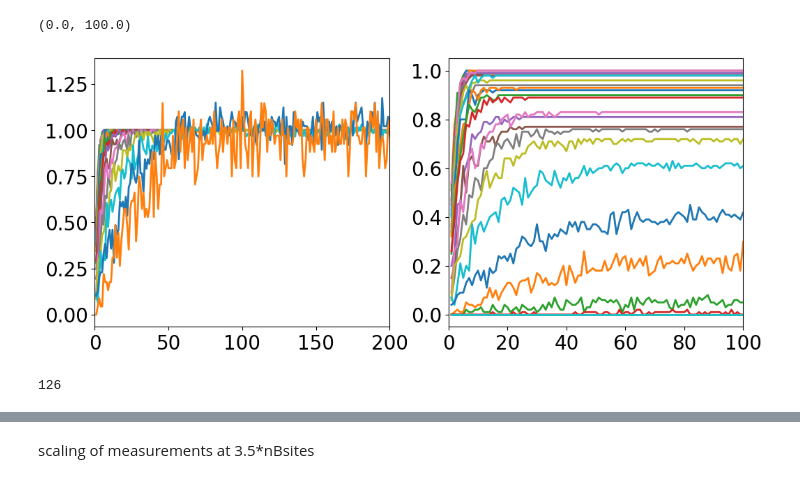
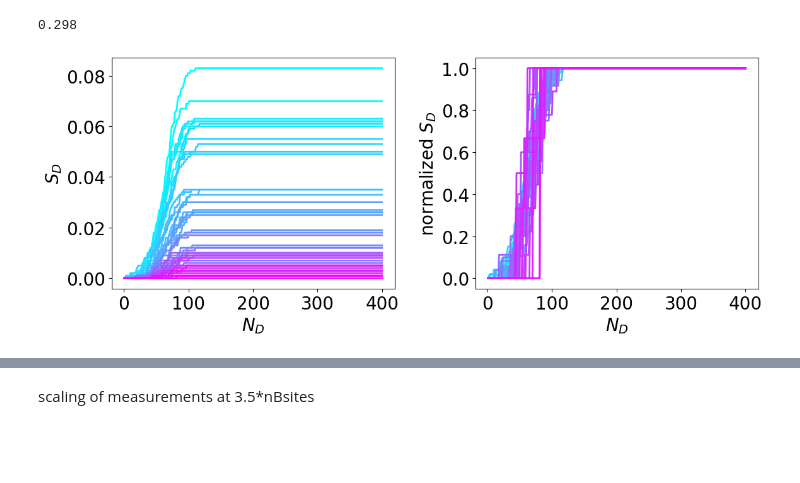
Before and after one commit to zsxqblz/classical_hayden_preskill, a Jupyter notebook: visualization/visualization_240405.ipynb, the cells around one changed output, grey strips where cells are left out. Drawn from its saved outputs; the diff is of its cells as text; code cells hidden in the pictures; blank space fills up the shorter version.

```diff
--- a/visualization/visualization_240405.ipynb
+++ b/visualization/visualization_240405.ipynb
@@ -78,12 +9,0 @@ plt.imshow(S_ave_arr[1,:,:],aspect="auto",cmap="Oranges")
-# %%
-plt.figure(figsize=(12,5))
-plt.subplot(1,2,1)
-for pertb_idx in range(0,20,1):
-    plt.plot(nmeas_l, S_ave_arr[pertb_idx,:,-1] / S_ave_arr[pertb_idx,-1,-1])
-
-# plt.xlim([0,10])
-plt.subplot(1,2,2)
-for pertb_idx in range(0,30,1):
-    plt.plot(nmeas_l, S_ave_arr[pertb_idx,:,-1])
-
-plt.xlim([0,10])
@@ -97,27 +19,36 @@ nAsites=1, nBsites=1000, step=500, pertb=0.2:0.25:0.01 9
 # %%
-file_idx = 8
+# file_idx = 77
+file_idx = 24
 file_name = "../data/240405/240405_%d"%(file_idx)
 nmeas_l = np.loadtxt(file_name+'_scanx.csv',skiprows=1)
 pertb_l = np.loadtxt(file_name+'_scany.csv',skiprows=1)
 
 raw = np.loadtxt(file_name+'_data.csv',skiprows=1,delimiter=',')
-S_ave_arr = raw.reshape((len(pertb_l),len(nmeas_l)))
+S_ave_arr = raw[:,0].reshape((len(pertb_l),len(nmeas_l)))
+S_snd_arr = raw[:,1].reshape((len(pertb_l),len(nmeas_l)))
+S_trd_arr = raw[:,2].reshape((len(pertb_l),len(nmeas_l)))
+S_fth_arr = raw[:,3].reshape((len(pertb_l),len(nmeas_l)))
 
 plt.figure(figsize=(12,5))
+cmap = mpl.colormaps['cool']
+
+# plt.xlim([0,100])
 plt.subplot(1,2,1)
-for pertb_idx in range(0,22,1):
-    plt.plot(nmeas_l, S_ave_arr[pertb_idx,:] / np.average(S_ave_arr[pertb_idx,-10:]))
+for pertb_idx in range(0,len(pertb_l),1):
+    plt.plot(nmeas_l, S_ave_arr[pertb_idx,:],c=cmap((pertb_idx)/len(pertb_l)))
+    plt.xlabel("$N_D$")
+    plt.ylabel("$S_D$")
 
-plt.xlim([0,200])
 plt.subplot(1,2,2)
-for pertb_idx in range(0,30,1):
-    plt.plot(nmeas_l, S_ave_arr[pertb_idx,:])
+for pertb_idx in range(0,len(pertb_l),1):
+    if np.average(S_ave_arr[pertb_idx,-10:]) == 0:
+        print(pertb_l[pertb_idx])
+        break
+    plt.plot(nmeas_l, S_ave_arr[pertb_idx,:] / np.average(S_ave_arr[pertb_idx,-10:]),c=cmap((pertb_idx)/len(pertb_l)))
+    plt.xlabel("$N_D$")
+    plt.ylabel("normalized $S_D$")
 
-plt.xlim([0,100])
+plt.tight_layout()
 # %% [output]
-(0.0, 100.0)
+0.298
-[figure, old version]
+[figure, new version]
-# %%
-len(pertb_l)
-# %% [output]
-126
```
Also changed, not shown: parts of 36 cells of this notebook, 19 other files.
